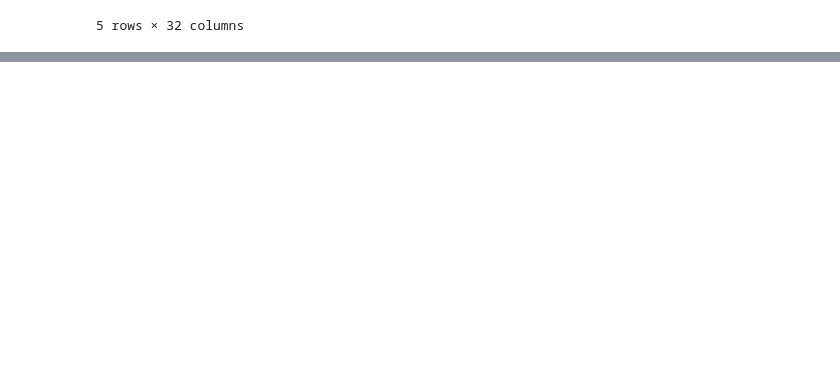
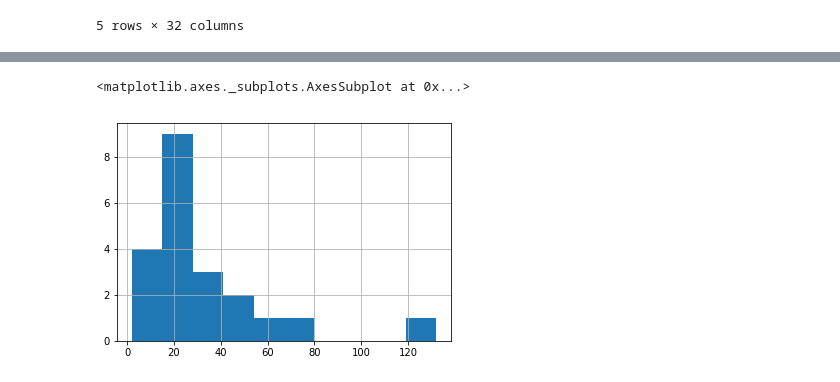
Before and after one commit to ZiluTian/ml_project1, a Jupyter notebook: Visualization.ipynb, the cells around one changed output, grey strips where cells are left out. Saved outputs shown, nothing was run; the diff lists cells and outputs as text; code cells hidden in the pictures; blank space fills up the shorter version.

```diff
--- a/Visualization.ipynb
+++ b/Visualization.ipynb
@@ -104,0 +146,5 @@ for i in df_tr.columns[2:]:
+# %%
+df_tr[df_tr['Prediction'] == 1]["PRI_met"].hist()
+# %% [output]
+<matplotlib.axes._subplots.AxesSubplot at 0x...>
+[figure, added]
```
Also changed, not shown: parts of 9 cells of this notebook.
